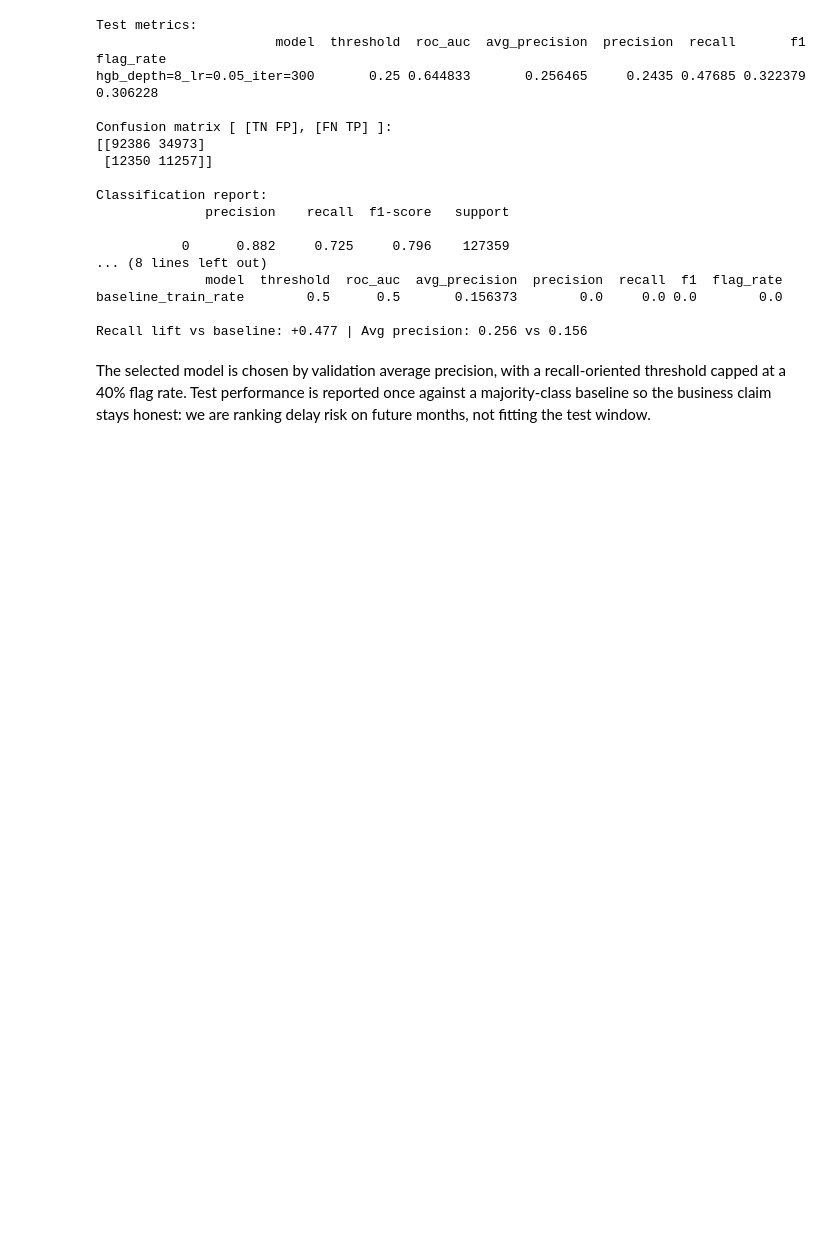
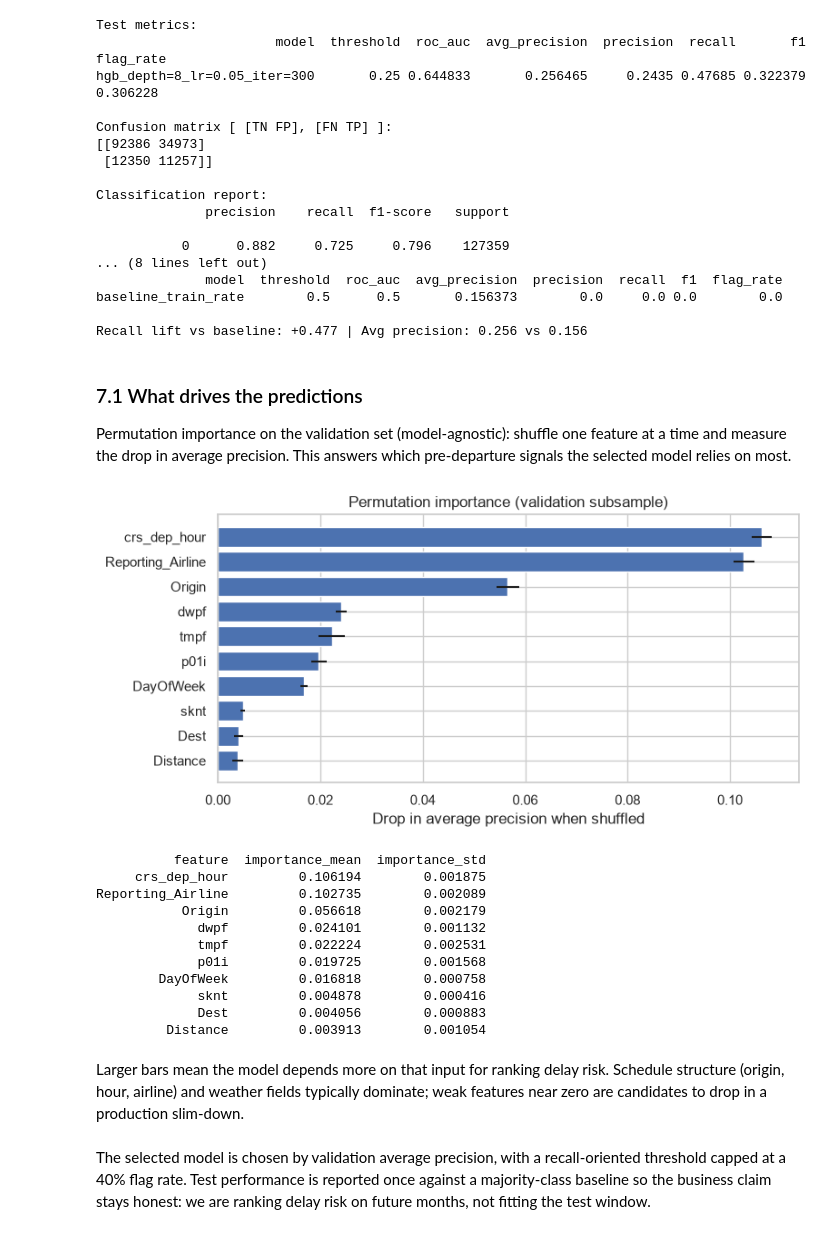
Before and after one commit to mrosalia96/ads505-flight-delay-prediction, a Jupyter notebook: notebooks/technical_notebook.ipynb, the cells around one changed output. Drawn from its saved outputs; the diff is of its cells as text; code cells hidden in the pictures; blank space fills up the shorter version.

Commit message:
Tighten the notebook and README; add validation permutation importance.

```diff
--- a/notebooks/technical_notebook.ipynb
+++ b/notebooks/technical_notebook.ipynb
@@ -869,6 +813,63 @@ Classification report:
 baseline_train_rate        0.5      0.5       0.156373        0.0     0.0 0.0        0.0
 
 Recall lift vs baseline: +0.477 | Avg precision: 0.256 vs 0.156
+# %% [markdown]
+### 7.1 What drives the predictions
+
+Permutation importance on the validation set (model-agnostic): shuffle one feature at a time and measure the drop in average precision. This answers which pre-departure signals the selected model relies on most.
+# %%
+# Permutation importance on a validation subsample for speed / stability
+rng = np.random.default_rng(RANDOM_STATE)
+n_pi = min(40_000, len(X_val))
+pi_idx = rng.choice(len(X_val), size=n_pi, replace=False)
+X_pi = X_val.iloc[pi_idx]
+y_pi = y_val.iloc[pi_idx]
+
+pi = permutation_importance(
+    selected_model,
+    X_pi,
+    y_pi,
+    n_repeats=5,
+    random_state=RANDOM_STATE,
+    scoring="average_precision",
+    n_jobs=-1,
+)
+
+pi_table = (
+    pd.DataFrame(
+        {
+            "feature": X_val.columns,
+            "importance_mean": pi.importances_mean,
+            "importance_std": pi.importances_std,
+        }
+    )
+    .sort_values("importance_mean", ascending=False)
+    .reset_index(drop=True)
+)
+
+fig, ax = plt.subplots(figsize=(8, 4))
+top = pi_table.head(10).iloc[::-1]
+ax.barh(top["feature"], top["importance_mean"], xerr=top["importance_std"], color="#4C72B0")
+ax.set_xlabel("Drop in average precision when shuffled")
+ax.set_title("Permutation importance (validation subsample)")
+plt.tight_layout()
+plt.show()
+print(pi_table.head(10).to_string(index=False))
+# %% [output]
+[figure, added]
+          feature  importance_mean  importance_std
+     crs_dep_hour         0.106194        0.001875
+Reporting_Airline         0.102735        0.002089
+           Origin         0.056618        0.002179
+             dwpf         0.024101        0.001132
+             tmpf         0.022224        0.002531
+             p01i         0.019725        0.001568
+        DayOfWeek         0.016818        0.000758
+             sknt         0.004878        0.000416
+             Dest         0.004056        0.000883
+         Distance         0.003913        0.001054
+# %% [markdown]
+Larger bars mean the model depends more on that input for ranking delay risk. Schedule structure (origin, hour, airline) and weather fields typically dominate; weak features near zero are candidates to drop in a production slim-down.
 # %% [markdown]
 The selected model is chosen by validation average precision, with a recall-oriented threshold capped at a 40% flag rate. Test performance is reported once against a majority-class baseline so the business claim stays honest: we are ranking delay risk on future months, not fitting the test window.
 # %% [markdown]
```
Also changed, not shown: parts of 25 cells of this notebook, 1 other file.
